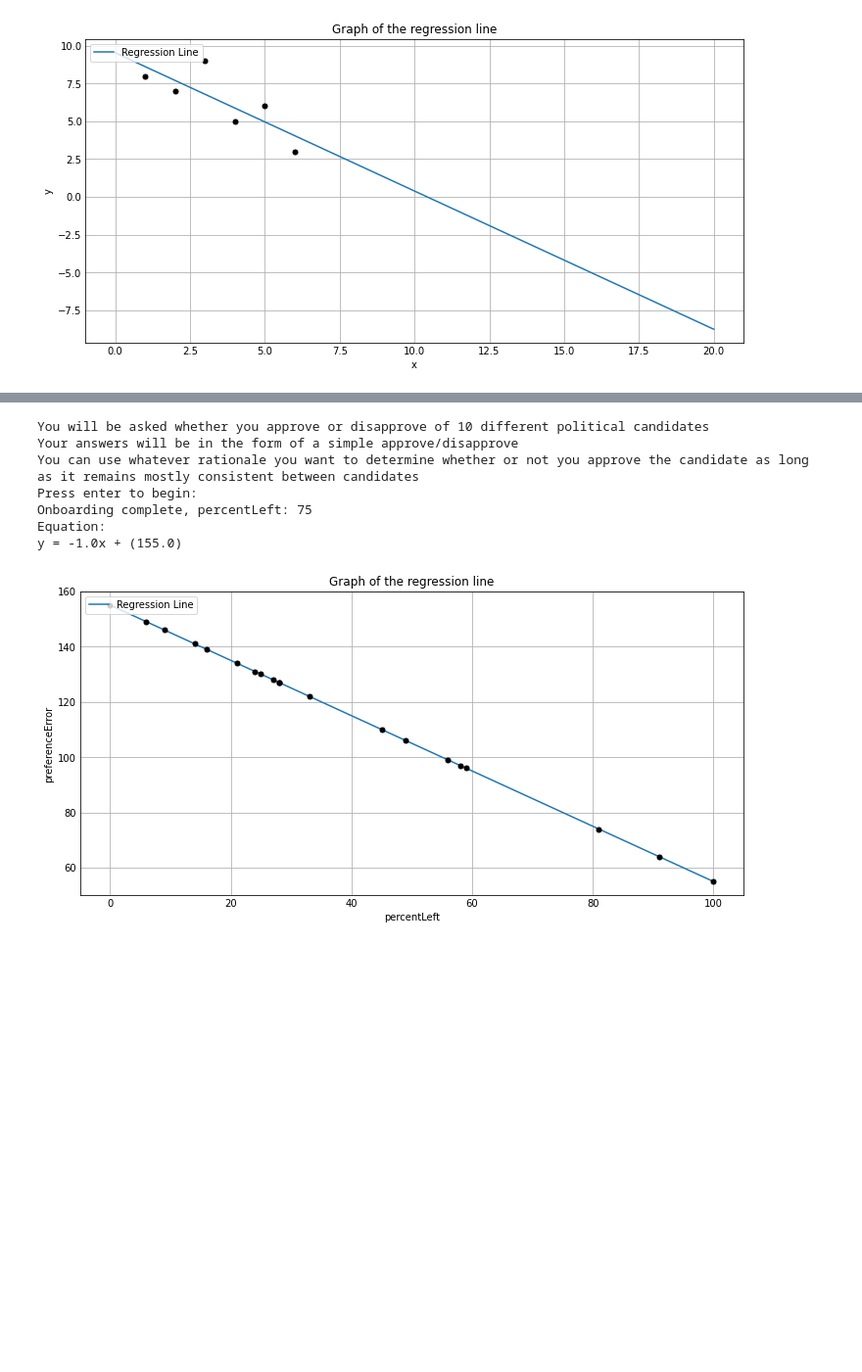
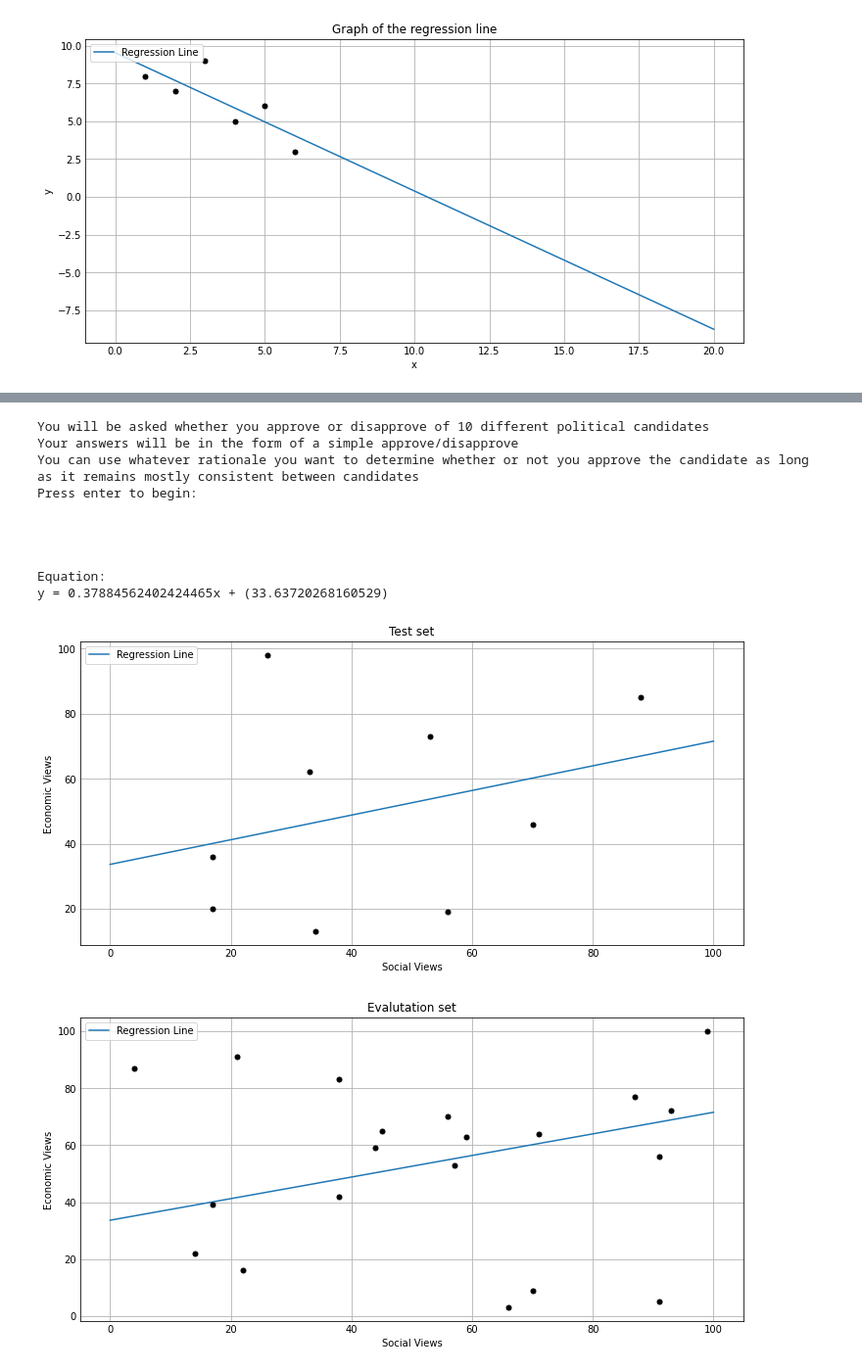
Before and after one commit to OccultSlolem/Regression-Testing, a Jupyter notebook: index.ipynb, the cells around one changed output, grey strips where cells are left out. Shown at 98% size. Drawn from its saved outputs; the diff is of its cells as text; code cells hidden in the pictures; blank space fills up the shorter version.

Commit message:
Regression, finally

```diff
--- a/index.ipynb
+++ b/index.ipynb
@@ -236,65 +255,77 @@ class Candidate:
     def __init__(self, name, preferenceError = 0):
         self.name = name
         self.preferenceError = preferenceError
-        self.percentLeft = random.randint(0,100)
-        numLeft = 0
-        # FIXME: There's a little bit of bias, since all politicians must have at least one left wing view,
-        # but the inverse is not true (a totally left candidate is possible, but not a totally right candidate)
-        if self.percentLeft < 25 : numLeft = 1
-        elif self.percentLeft < 50 : numLeft = 2
-        elif self.percentLeft < 75 : numLeft = 3
-        else: numLeft = 4
-        self.stances = []
-        self.stances.extend(fillStanceTable(leftPoliticalStances,numLeft))
-        if numLeft != 4: self.stances.extend(fillStanceTable(rightPoliticalStances, 4 - numLeft))
-        self.stances.extend(fillStanceTable(genericPoliticalStances, 3))
+        # Higher numbers = more liberal
+        # Lower numbers = more conservative
+        self.socialViews = random.randint(0,100)
+        self.economicViews = random.randint(0,100)
+        # TODO: Stances
+        # self.stances = []
+        # self.stances.extend(fillStanceTable(leftPoliticalStances,numLeft))
+        # if numLeft != 4: self.stances.extend(fillStanceTable(rightPoliticalStances, 4 - numLeft))
+        # self.stances.extend(fillStanceTable(genericPoliticalStances, 3))
 
-
-userLeftRightStance = 50
 
 print("You will be asked whether you approve or disapprove of 10 different political candidates")
 print("Your answers will be in the form of a simple approve/disapprove")
 print("You can use whatever rationale you want to determine whether or not you approve the candidate as long as it remains "
 + "mostly consistent between candidates")
 print("Press enter to begin:")
-input()
+# input()
 print("\n\n\n")
+
+"""
 for i in range(0,5):
     candidate = Candidate(candidateNames[random.randint(0, len(candidateNames) - 1)])
     print("Hello, my name is " + candidate.name + ", and here's what I stand for:")
     for c in candidate.stances:
         print(c)
     print("-----")
     print("Do you approve or disapprove of this candidate? (1/2)")
     approval = int(input())
     if approval == 1:
         userLeftRightStance = (userLeftRightStance + candidate.percentLeft) / 2.0
     print("\n\n\n")
+"""
 
-userLeftRightStance = int(userLeftRightStance)
-print("Onboarding complete, percentLeft: " + str(userLeftRightStance))
+approvedCandidates = []
+approvedCandidatePoints = []
+
+for _ in range(0,20):
+    candidate = Candidate(candidateNames[random.randint(0, len(candidateNames) - 1)])
+    if ((candidate.socialViews + candidate.economicViews)) / 2 > 50:
+        candidate = Candidate(candidateNames[random.randint(0, len(candidateNames) - 1)])
+        approvedCandidates.append(candidate)
+        point = Point2D(candidate.socialViews, candidate.economicViews)
+        approvedCandidatePoints.append(point)
+
+userLine = RegressionLine2D(approvedCandidatePoints)
 
 candidates = []
 points = []
 
 for i in range(0,20):
     candidate = Candidate(candidateNames[random.randint(0, len(candidateNames) - 1)])
-    candidate.preferenceError = 80 + (userLeftRightStance - candidate.percentLeft)
     candidates.append(candidate)
-    point = Point2D(candidate.percentLeft, candidate.preferenceError)
+    point = Point2D(candidate.socialViews, candidate.economicViews)
     points.append(point)
 
-
-userLine = RegressionLine2D(points)
 print("Equation:")
 printEquation(userLine)
-graphLine(userLine, "percentLeft", "preferenceError", 100)
+
+slope, yInt = calculate(userLine)
+graphLine(userLine, "Social Views", "Economic Views", 100, "Test set")
+graphLineAndPoints(slope, yInt, points, "Social Views", "Economic Views", 100, "Evalutation set")
 # %% [output]
 You will be asked whether you approve or disapprove of 10 different political candidates
 Your answers will be in the form of a simple approve/disapprove
 You can use whatever rationale you want to determine whether or not you approve the candidate as long as it remains mostly consistent between candidates
 Press enter to begin:
-Onboarding complete, percentLeft: 75
+
+
+
+
 Equation:
-y = -1.0x + (155.0)
+y = 0.37884562402424465x + (33.63720268160529)
-[figure, old version]
+[figure, new version]
+[figure, added]
```
Also changed, not shown: parts of 2 cells of this notebook.
